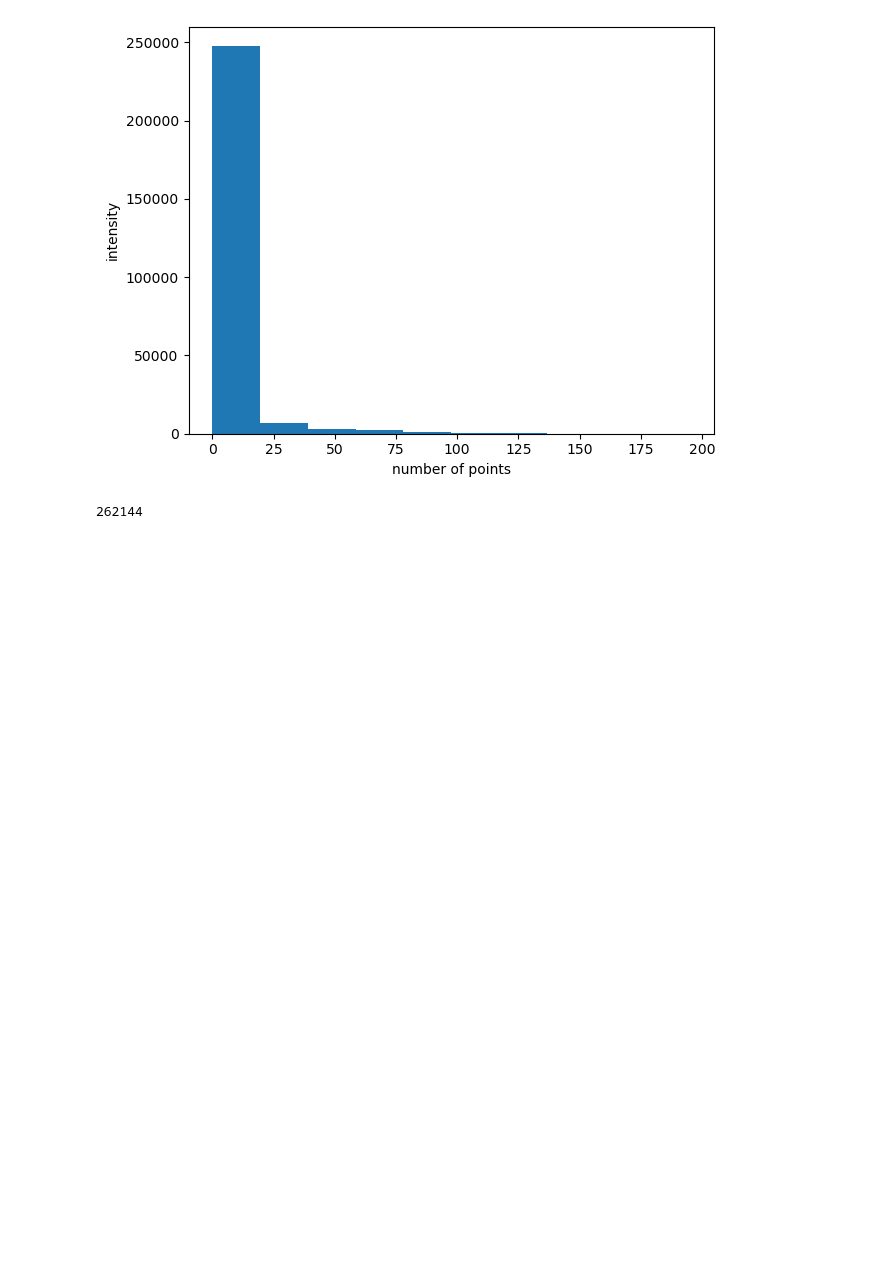
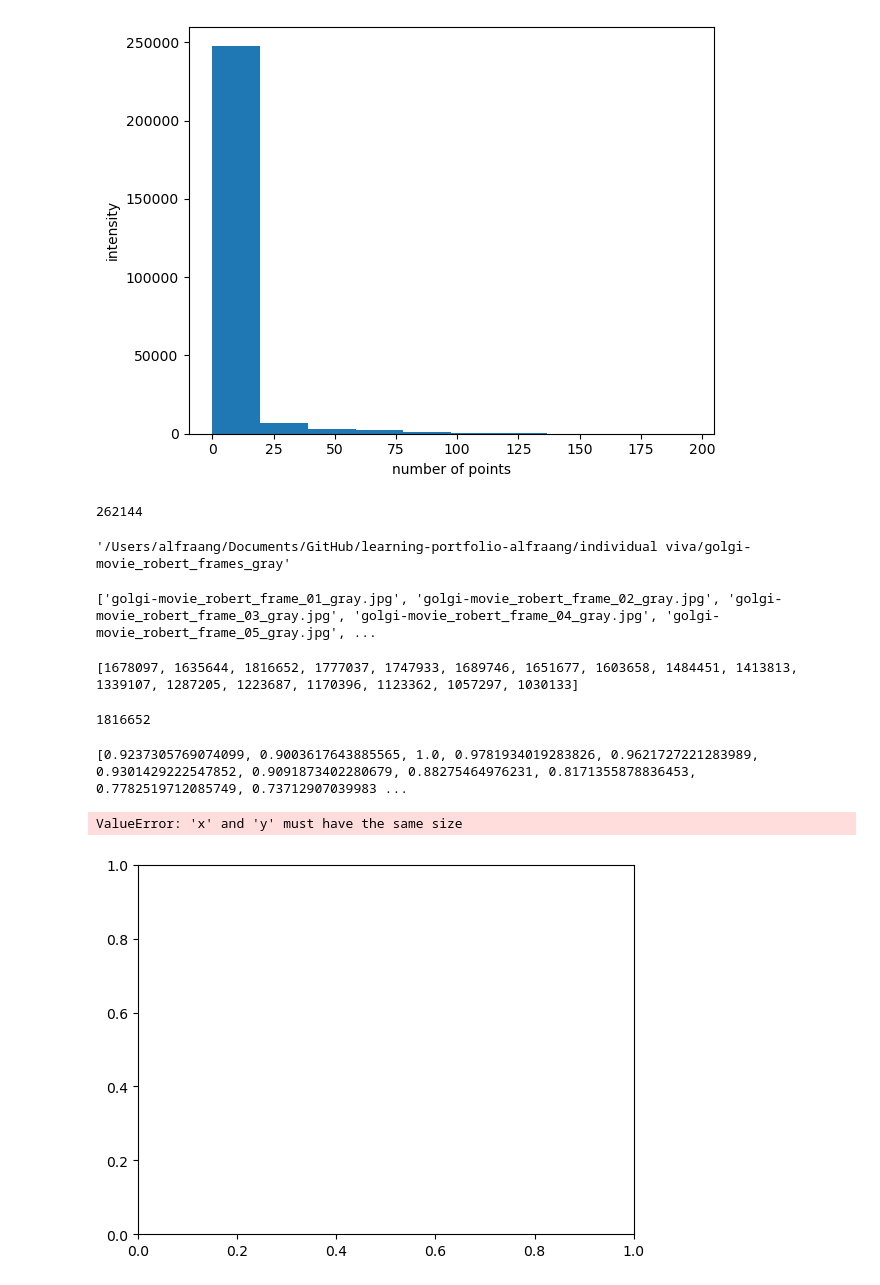
Before and after one commit to SPS-SP2273/learning-portfolio-alfraang, a Jupyter notebook: individual viva/golgi-movie_robert_frames_gray/individual viva.ipynb, the cells around one changed output. Drawn from its saved outputs; the diff is of its cells as text; code cells hidden in the pictures; blank space fills up the shorter version.

Commit message:
individual viva

```diff
--- a/individual viva/golgi-movie_robert_frames_gray/individual viva.ipynb
+++ b/individual viva/golgi-movie_robert_frames_gray/individual viva.ipynb
@@ -61,3 +61,63 @@ plt.show()
 len(flatten_data)
 # %% [output]
 262144
+# %%
+os.getcwd()
+# %% [output]
+'/Users/alfraang/Documents/GitHub/learning-portfolio-alfraang/individual viva/golgi-movie_robert_frames_gray'
+# %%
+import glob
+file_name = glob.glob('golgi-movie_robert_frame_*_gray.jpg')
+
+file_names = sorted(file_name)
+
+print(file_names)
+# %% [output]
+['golgi-movie_robert_frame_01_gray.jpg', 'golgi-movie_robert_frame_02_gray.jpg', 'golgi-movie_robert_frame_03_gray.jpg', 'golgi-movie_robert_frame_04_gray.jpg', 'golgi-movie_robert_frame_05_gray.jpg', ...
+# %%
+sum_list = []
+
+for files in file_names:
+    all_files = plt.imread(files)
+    sums = np.sum(all_files)
+    sum_list.append(sums)
+
+print(sum_list)
+# %% [output]
+[1678097, 1635644, 1816652, 1777037, 1747933, 1689746, 1651677, 1603658, 1484451, 1413813, 1339107, 1287205, 1223687, 1170396, 1123362, 1057297, 1030133]
+# %%
+my_max = 0
+
+for sums in sum_list:
+    if sums > my_max:
+        my_max = sums
+
+print(my_max)
+# %% [output]
+1816652
+# %%
+total_fluorescence_signal = []
+
+for sums in sum_list:
+    signal = sums/my_max
+    total_fluorescence_signal.append(signal)
+
+print(total_fluorescence_signal)
+# %% [output]
+[0.9237305769074099, 0.9003617643885565, 1.0, 0.9781934019283826, 0.9621727221283989, 0.9301429222547852, 0.9091873402280679, 0.88275464976231, 0.8171355878836453, 0.7782519712085749, 0.73712907039983 ...
+# %%
+from matplotlib import pyplot as plt
+
+x = [1,18,1]
+y = total_fluorescence_signal
+
+plt.errorbar(x, y, color='blue', linestyle='dashed',
+             marker='o', markerfacecolor='blue')
+
+plt.xlabel('Frame Number')
+plt.ylabel('Total fluorescence signal')
+
+plt.show
+# %% [output]
+ValueError: 'x' and 'y' must have the same size
+[figure, added]
```
Also changed, not shown: 1 other file.
